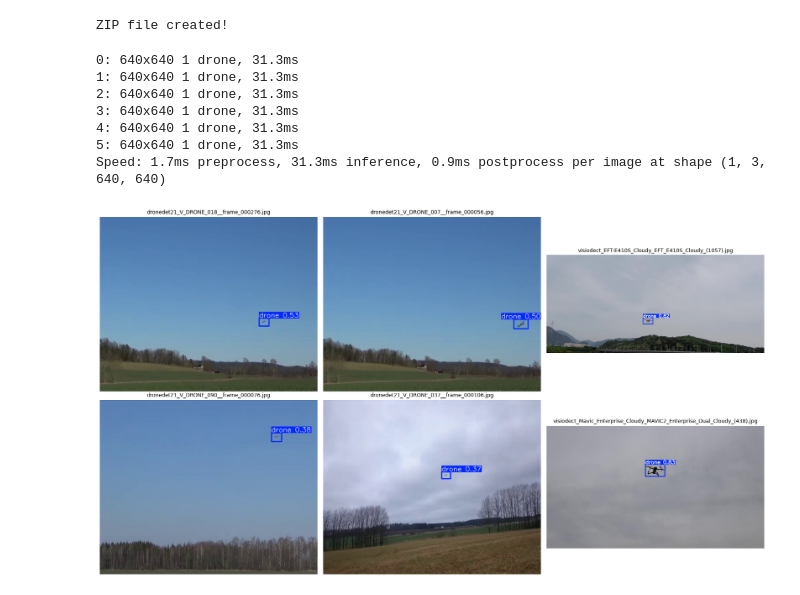
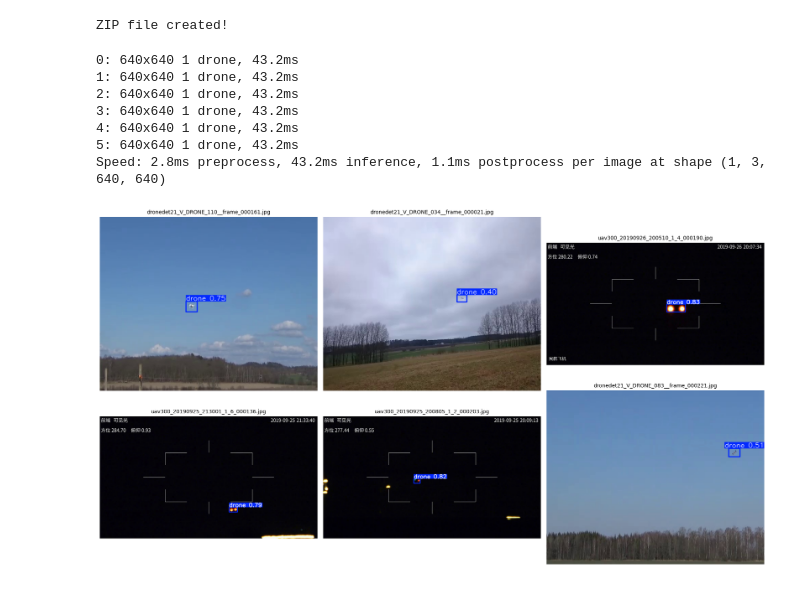
Before and after one commit to OmarEl-Habashy/bonk-the-drone, a Jupyter notebook: mvp1_detection/notebooks/Training-mergeddatasets-yolo11m.ipynb, the cells around one changed output. Cells and saved outputs as stored; diff of their text form; code cells hidden in the pictures.

Commit message:
merged-test

```diff
--- a/mvp1_detection/notebooks/Training-mergeddatasets-yolo11m.ipynb
+++ b/mvp1_detection/notebooks/Training-mergeddatasets-yolo11m.ipynb
@@ -160,41 +160,41 @@ from pathlib import Path
 import random
 import matplotlib.pyplot as plt
 
-model = YOLO("/kaggle/working/runs/detect/MergedDatasets_YOLO11m/exp1-3/weights/best.pt")
+model = YOLO(r"D:\DELL\Desktop\Drones_training_results\RESULTS\merged-datasets_YOLO11m\train_output\detect\MergedDatasets_YOLO11m\exp1-3\weights\best.pt")
 
-test_dir = Path("/kaggle/input/datasets/reemmousa87/merged-dataset/merged_dataset/images/test")
+test_dir = Path(r"D:\DELL\Desktop\Drones_training_results\Full_Dataset\merged_dataset\images\test")
 
 image_files = list(test_dir.glob("*.jpg")) + list(test_dir.glob("*.png"))
 
 sample_images = random.sample(image_files, 6)
 
 results = model.predict(
     source=[str(img) for img in sample_images],
     imgsz=640,
     conf=0.25,
     save=False,      # no need to save
     device=0
 )
 
 fig, axes = plt.subplots(2, 3, figsize=(18, 10))
 axes = axes.flatten()
 
 for ax, result, img_path in zip(axes, results, sample_images):
     annotated = result.plot()          # BGR image
     annotated = annotated[:, :, ::-1]  # Convert BGR → RGB
 
     ax.imshow(annotated)
     ax.set_title(img_path.name, fontsize=10)
     ax.axis("off")
 
 plt.tight_layout()
 plt.show()
 # %% [output]
-0: 640x640 1 drone, 31.3ms
-1: 640x640 1 drone, 31.3ms
-2: 640x640 1 drone, 31.3ms
-3: 640x640 1 drone, 31.3ms
-4: 640x640 1 drone, 31.3ms
-5: 640x640 1 drone, 31.3ms
-Speed: 1.7ms preprocess, 31.3ms inference, 0.9ms postprocess per image at shape (1, 3, 640, 640)
+0: 640x640 1 drone, 43.2ms
+1: 640x640 1 drone, 43.2ms
+2: 640x640 1 drone, 43.2ms
+3: 640x640 1 drone, 43.2ms
+4: 640x640 1 drone, 43.2ms
+5: 640x640 1 drone, 43.2ms
+Speed: 2.8ms preprocess, 43.2ms inference, 1.1ms postprocess per image at shape (1, 3, 640, 640)
-[figure, old version]
+[figure, new version]
```
